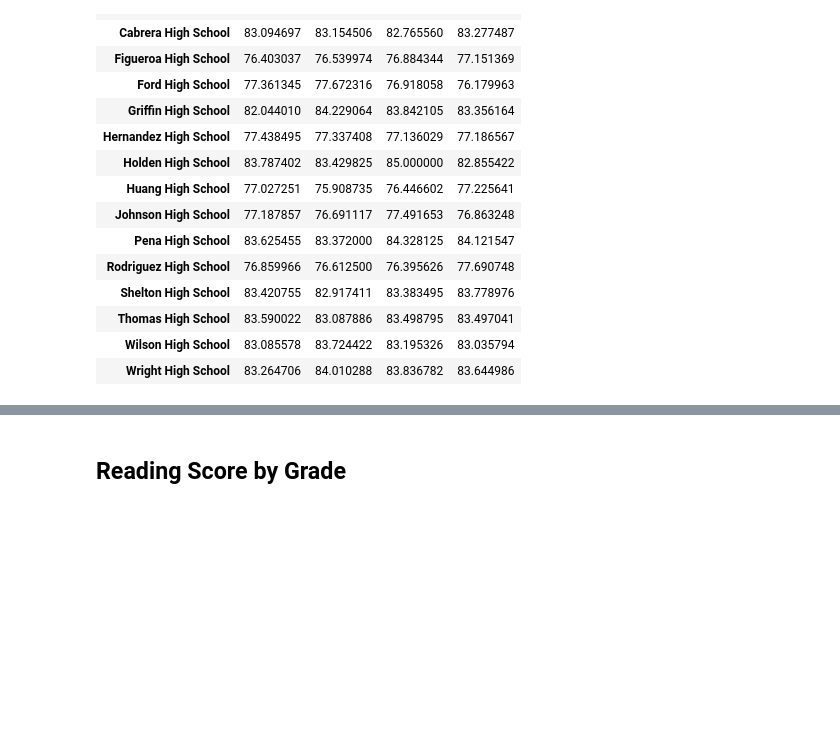
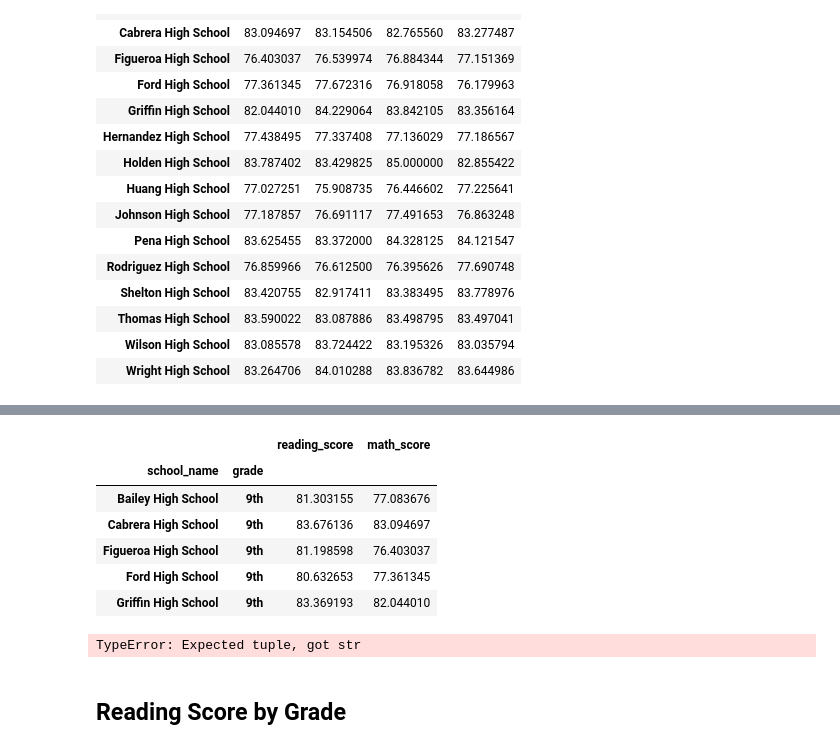
Before and after one commit to DerekLarson77/Pandas-School-Grades, a Jupyter notebook: PyCitySchools/PyCitySchools_rework.ipynb, the cells around one changed output, grey strips where cells are left out. Cells and saved outputs as stored; diff of their text form; code cells hidden in the pictures; blank space fills up the shorter version.

```diff
--- a/PyCitySchools/PyCitySchools_rework.ipynb
+++ b/PyCitySchools/PyCitySchools_rework.ipynb
@@ -377,3 +353,30 @@ School_Summary_df
+# %%
+grade_9.head()
+#print(grade_10)
+#print(grade_11)
+#print(grade_12)
+# %% [output]
+|  |  | reading_score | math_score |
+| school_name | grade |  |  |
+| Bailey High School | 9th | 81.303155 | 77.083676 |
+| Cabrera High School | 9th | 83.676136 | 83.094697 |
+| Figueroa High School | 9th | 81.198598 | 76.403037 |
+| Ford High School | 9th | 80.632653 | 77.361345 |
+| Griffin High School | 9th | 83.369193 | 82.044010 |
+# %%
+#print(grade_9)
+#print(grade_10)
+#print(grade_11)
+#print(grade_12)
+
+gradeavgmath_df["9th"] = grade_9["math_score"]
+#gradeavgmath_df["10th"] = grade_10["math_score"]
+#gradeavgmath_df["11th"] = grade_11["math_score"]
+#gradeavgmath_df["12th"] = grade_12["math_score"]
+
+gradeavgmath_df
+# %% [output]
+TypeError: Expected tuple, got str
 # %% [markdown]
 ## Reading Score by Grade
 # %% [markdown]
```
Also changed, not shown: parts of 8 cells of this notebook.
